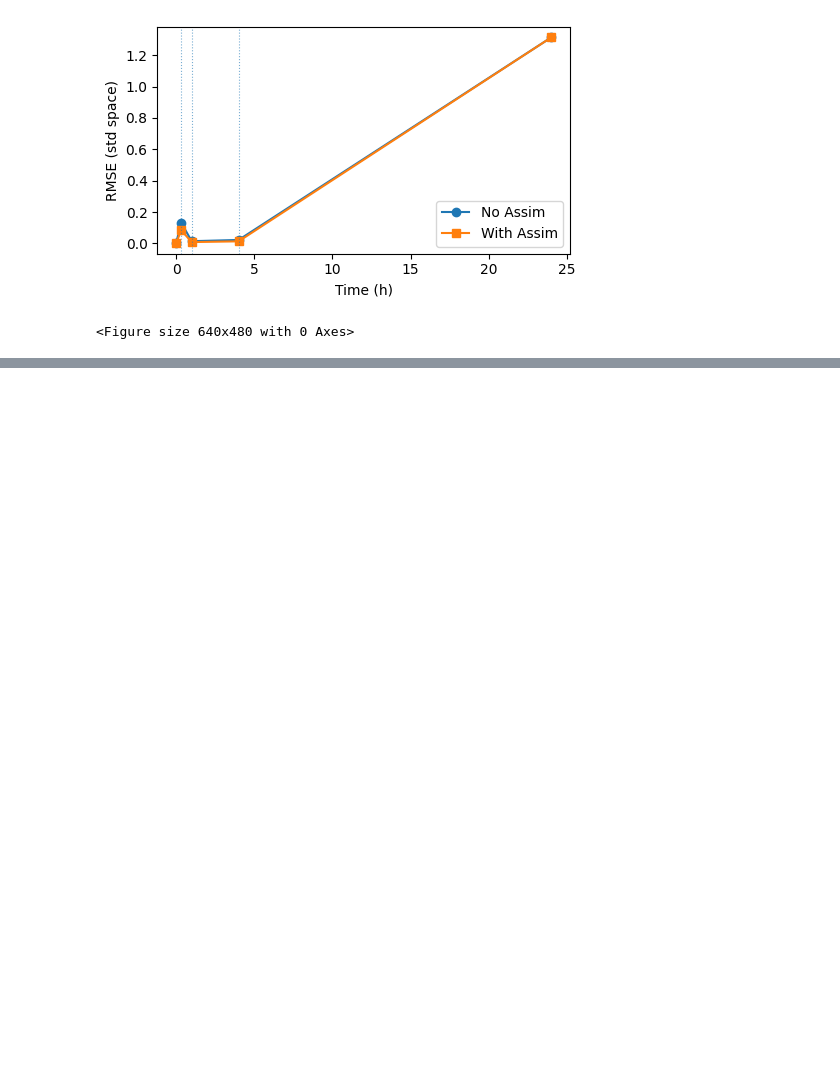
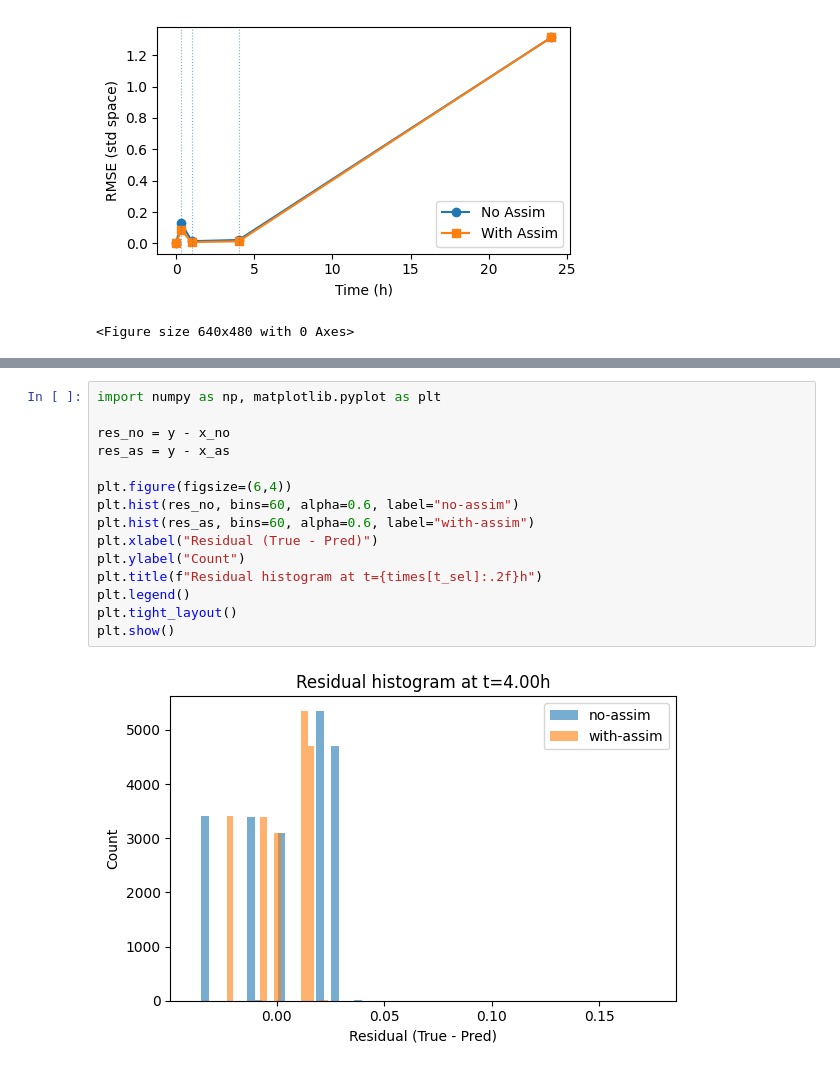
Before and after one commit to Liuzhe30/DyTAC, a Jupyter notebook: experiments/02-evaluation-atac.ipynb, the cells around one changed output, grey strips where cells are left out. Saved outputs shown, nothing was run; the diff lists cells and outputs as text; blank space fills up the shorter version.

```diff
--- a/experiments/02-evaluation-atac.ipynb
+++ b/experiments/02-evaluation-atac.ipynb
@@ -183,0 +235,17 @@ plt.show()
+# %%
+import numpy as np, matplotlib.pyplot as plt
+
+res_no = y - x_no
+res_as = y - x_as
+
+plt.figure(figsize=(6,4))
+plt.hist(res_no, bins=60, alpha=0.6, label="no-assim")
+plt.hist(res_as, bins=60, alpha=0.6, label="with-assim")
+plt.xlabel("Residual (True - Pred)")
+plt.ylabel("Count")
+plt.title(f"Residual histogram at t={times[t_sel]:.2f}h")
+plt.legend()
+plt.tight_layout()
+plt.show()
+# %% [output]
+[figure, added]
```
Also changed, not shown: parts of 10 cells of this notebook, 2 other files.
